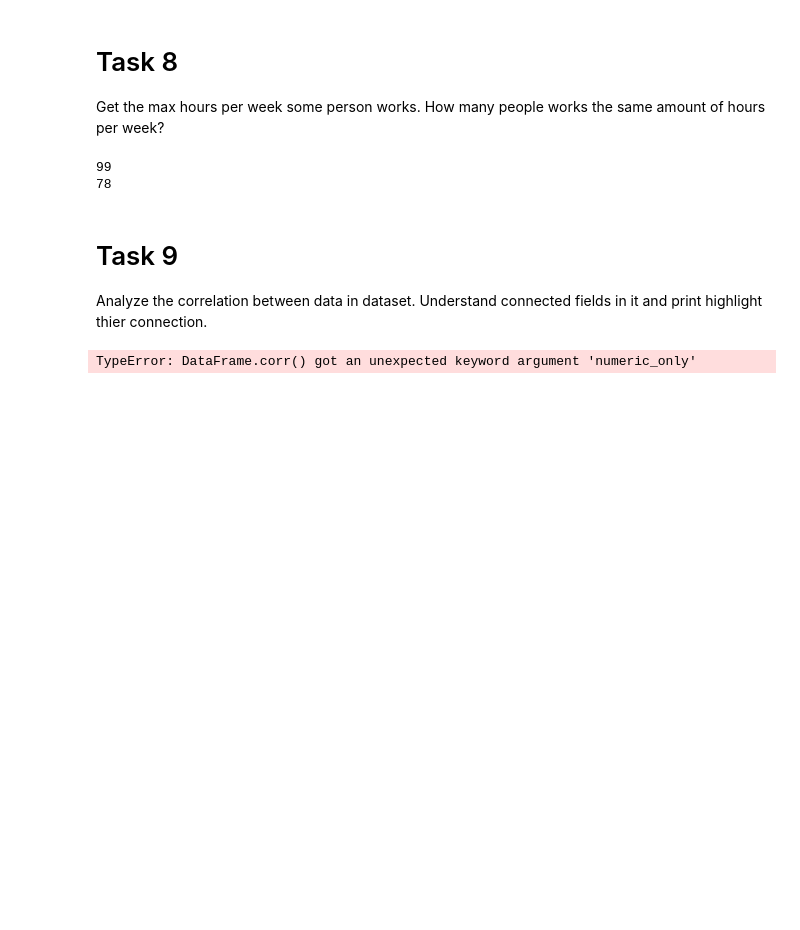
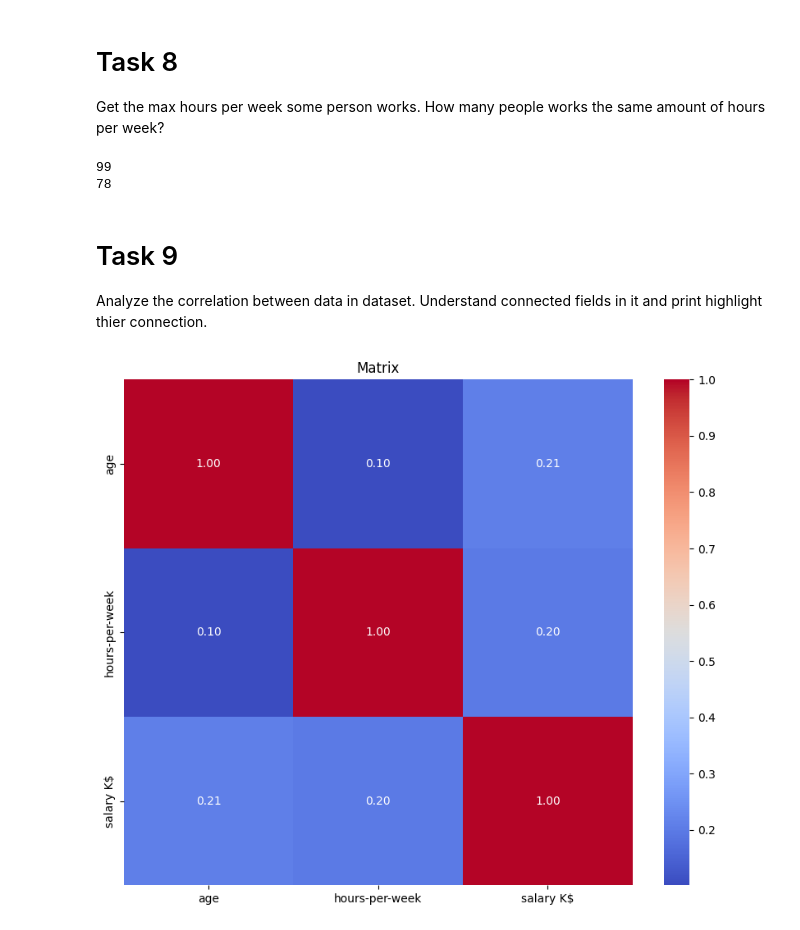
Before and after one commit to KhrypunovMaxim/py-adult-data-analysis, a Jupyter notebook: app/main.ipynb, the cells around one changed output. Drawn from its saved outputs; the diff is of its cells as text; code cells hidden in the pictures; blank space fills up the shorter version.

```diff
--- a/app/main.ipynb
+++ b/app/main.ipynb
@@ -180,11 +180,14 @@ Analyze the correlation between data in dataset. Understand connected fields in
 # %%
 import seaborn as sns
 import matplotlib.pyplot as plt
 
-correlation_matrix = df_valid.corr(numeric_only=True)
+numeric_columns = df_valid.select_dtypes(include='number')
+
+correlation_matrix = numeric_columns.corr()
+
 plt.figure(figsize=(10, 8))
 sns.heatmap(correlation_matrix, annot=True, cmap='coolwarm', fmt=".2f")
 plt.title("Matrix")
 plt.show()
 # %% [output]
-TypeError: DataFrame.corr() got an unexpected keyword argument 'numeric_only'
+[figure, added]
```
Also changed, not shown: 1 other file.
